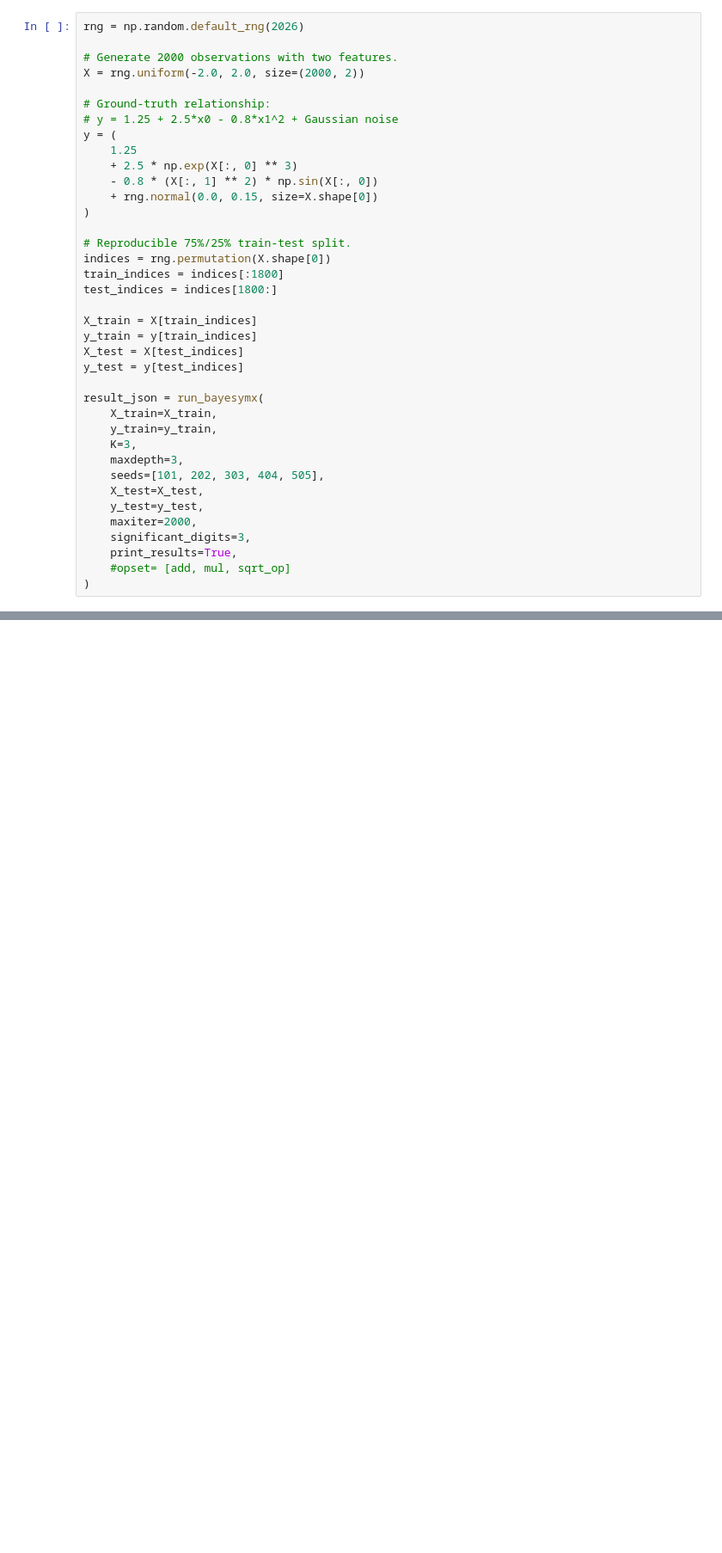
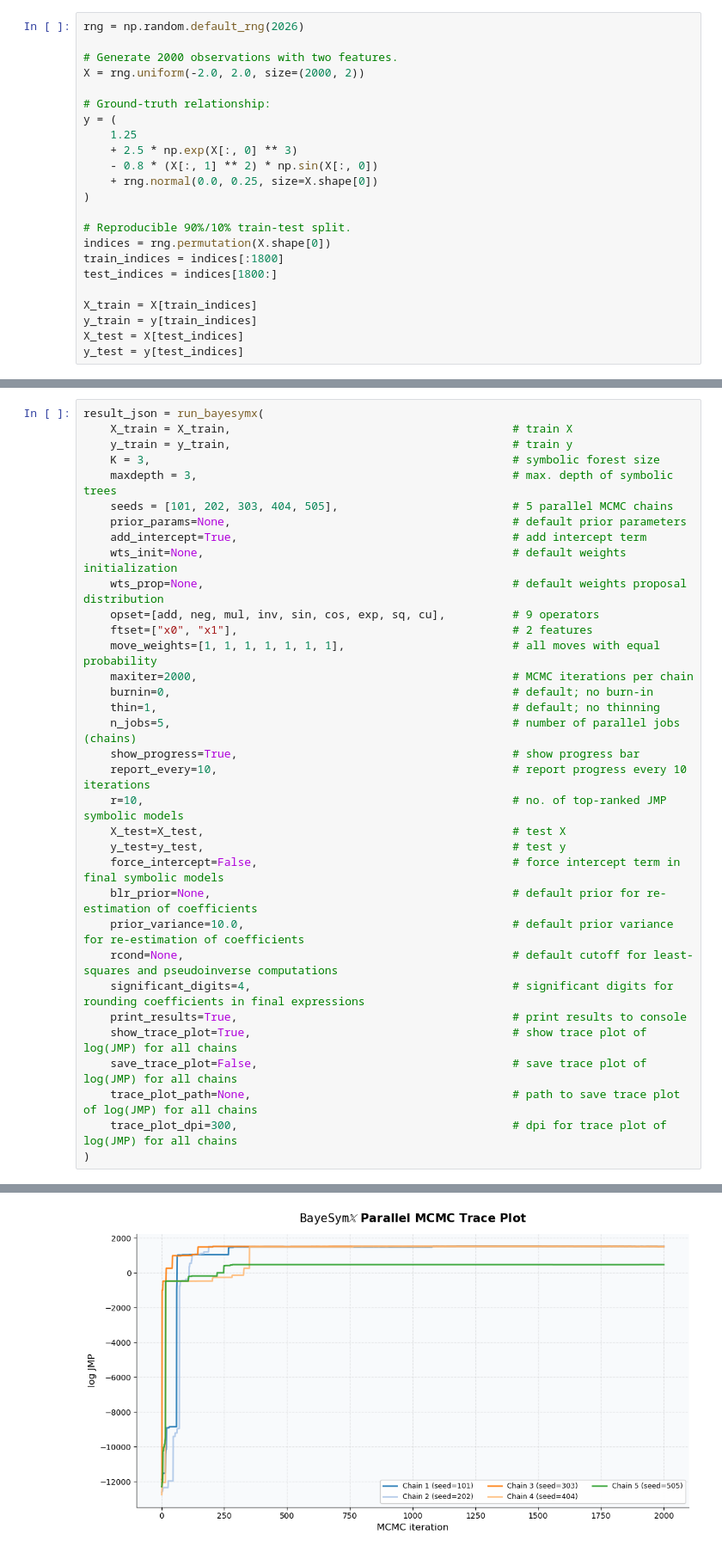
Before and after one commit to Roy-SR-007/BayeSymX, a Jupyter notebook: example.ipynb, the cells around one changed output, grey strips where cells are left out. Shown at 86% size. Cells and saved outputs as stored; diff of their text form; blank space fills up the shorter version.

```diff
--- a/example.ipynb
+++ b/example.ipynb
@@ -13,15 +23,14 @@ rng = np.random.default_rng(2026)
 X = rng.uniform(-2.0, 2.0, size=(2000, 2))
 
 # Ground-truth relationship:
-# y = 1.25 + 2.5*x0 - 0.8*x1^2 + Gaussian noise
 y = (
     1.25
     + 2.5 * np.exp(X[:, 0] ** 3)
     - 0.8 * (X[:, 1] ** 2) * np.sin(X[:, 0])
-    + rng.normal(0.0, 0.15, size=X.shape[0])
+    + rng.normal(0.0, 0.25, size=X.shape[0])
 )
 
-# Reproducible 75%/25% train-test split.
+# Reproducible 90%/10% train-test split.
 indices = rng.permutation(X.shape[0])
 train_indices = indices[:1800]
 test_indices = indices[1800:]
@@ -30,17 +39,3 @@ X_train = X[train_indices]
 y_train = y[train_indices]
 X_test = X[test_indices]
 y_test = y[test_indices]
-
-result_json = run_bayesymx(
-    X_train=X_train,
-    y_train=y_train,
-    K=3,
-    maxdepth=3,
-    seeds=[101, 202, 303, 404, 505],
-    X_test=X_test,
-    y_test=y_test,
-    maxiter=2000,
-    significant_digits=3,
-    print_results=True,
-    #opset= [add, mul, sqrt_op]
-)
@@ -74,0 +44,35 @@ Run overview
+# %%
+result_json = run_bayesymx(
+    X_train = X_train,                                          # train X
+    y_train = y_train,                                          # train y
+    K = 3,                                                      # symbolic forest size
+    maxdepth = 3,                                               # max. depth of symbolic trees
+    seeds = [101, 202, 303, 404, 505],                          # 5 parallel MCMC chains
+    prior_params=None,                                          # default prior parameters
+    add_intercept=True,                                         # add intercept term
+    wts_init=None,                                              # default weights initialization
+    wts_prop=None,                                              # default weights proposal distribution
+    opset=[add, neg, mul, inv, sin, cos, exp, sq, cu],          # 9 operators
+    ftset=["x0", "x1"],                                         # 2 features
+    move_weights=[1, 1, 1, 1, 1, 1, 1],                         # all moves with equal probability
+    maxiter=2000,                                               # MCMC iterations per chain
+    burnin=0,                                                   # default; no burn-in
+    thin=1,                                                     # default; no thinning
+    n_jobs=5,                                                   # number of parallel jobs (chains)
+    show_progress=True,                                         # show progress bar
+    report_every=10,                                            # report progress every 10 iterations
+    r=10,                                                       # no. of top-ranked JMP symbolic models
+    X_test=X_test,                                              # test X
+    y_test=y_test,                                              # test y
+    force_intercept=False,                                      # force intercept term in final symbolic models
+    blr_prior=None,                                             # default prior for re-estimation of coefficients
+    prior_variance=10.0,                                        # default prior variance for re-estimation of coefficients
+    rcond=None,                                                 # default cutoff for least-squares and pseudoinverse computations
+    significant_digits=4,                                       # significant digits for rounding coefficients in final expressions
+    print_results=True,                                         # print results to console
+    show_trace_plot=True,                                       # show trace plot of log(JMP) for all chains
+    save_trace_plot=False,                                      # save trace plot of log(JMP) for all chains
+    trace_plot_path=None,                                       # path to save trace plot of log(JMP) for all chains
+    trace_plot_dpi=300,                                         # dpi for trace plot of log(JMP) for all chains
+)
+# %% [output]
@@ -74,0 +87 @@ Run overview
+[figure, added]
```
Also changed, not shown: parts of 32 cells of this notebook, 7 other files.
